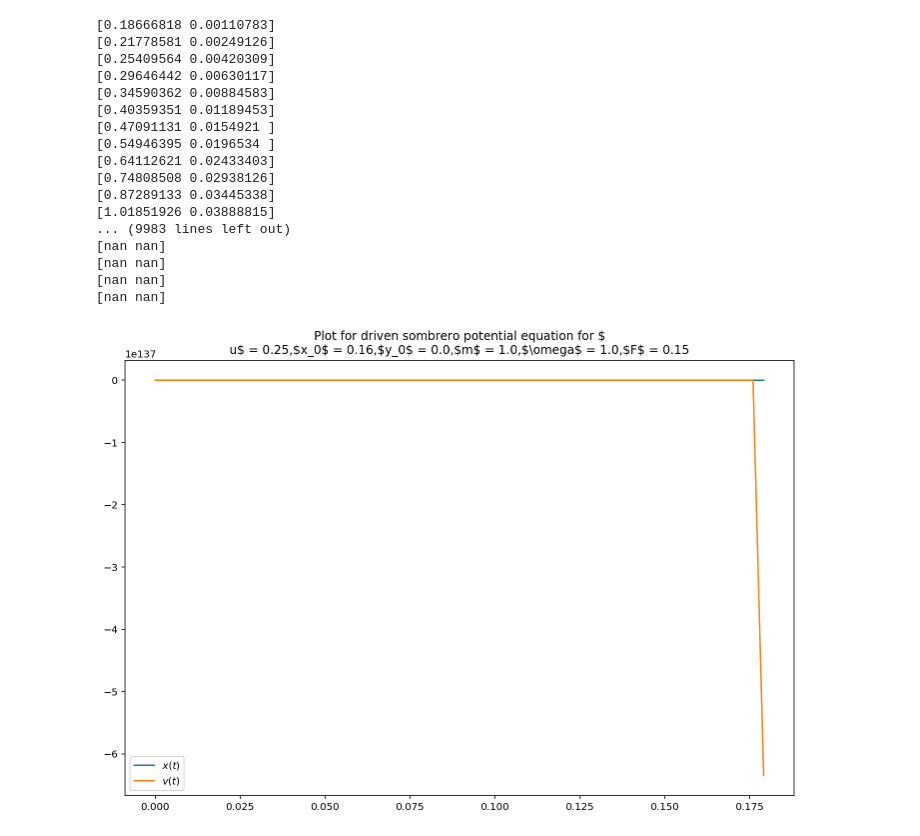
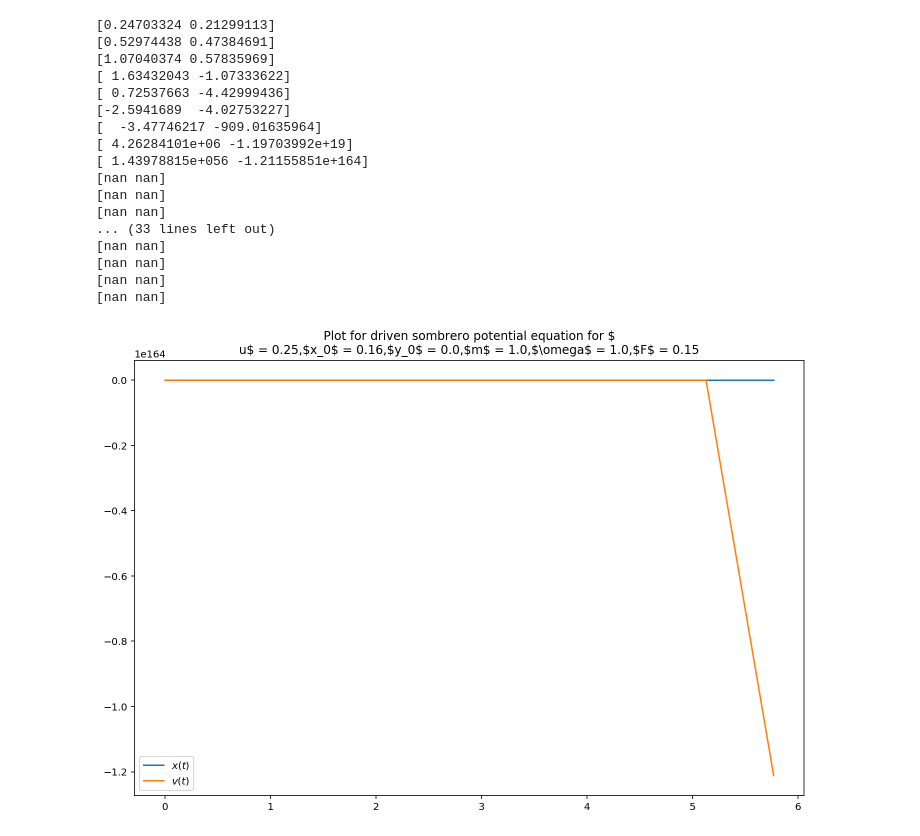
Before and after one commit to chapman-phys220-2018f/cw12-crump, a Jupyter notebook: cw12-duffing.ipynb, the cells around one changed output. Cells and saved outputs as stored; diff of their text form; code cells hidden in the pictures.

```diff
--- a/cw12-duffing.ipynb
+++ b/cw12-duffing.ipynb
@@ -4,21 +22,21 @@ import numpy as np
 # %%
-sb.rungekutta4th(0,10*np.pi,0.16,0.0,0.15, N = 10000)
+sb.rungekutta4th(0,10*np.pi,0.16,0.0,0.15, N = 50)
 # %% [output]
-[0.18666818 0.00110783]
-[0.21778581 0.00249126]
-[0.25409564 0.00420309]
-[0.29646442 0.00630117]
-[0.34590362 0.00884583]
-[0.40359351 0.01189453]
-[0.47091131 0.0154921 ]
-[0.54946395 0.0196534 ]
-[0.64112621 0.02433403]
-[0.74808508 0.02938126]
-[0.87289133 0.03445338]
-[1.01851926 0.03888815]
-... (9983 lines left out)
+[0.24703324 0.21299113]
+[0.52974438 0.47384691]
+[1.07040374 0.57835969]
+[ 1.63432043 -1.07333622]
+[ 0.72537663 -4.42999436]
+[-2.5941689  -4.02753227]
+[  -3.47746217 -909.01635964]
+[ 4.26284101e+06 -1.19703992e+19]
+[ 1.43978815e+056 -1.21155851e+164]
+[nan nan]
+[nan nan]
+[nan nan]
+... (33 lines left out)
 [nan nan]
 [nan nan]
 [nan nan]
 [nan nan]
-[figure, old version]
+[figure, new version]
```
Also changed, not shown: parts of 2 cells of this notebook.
